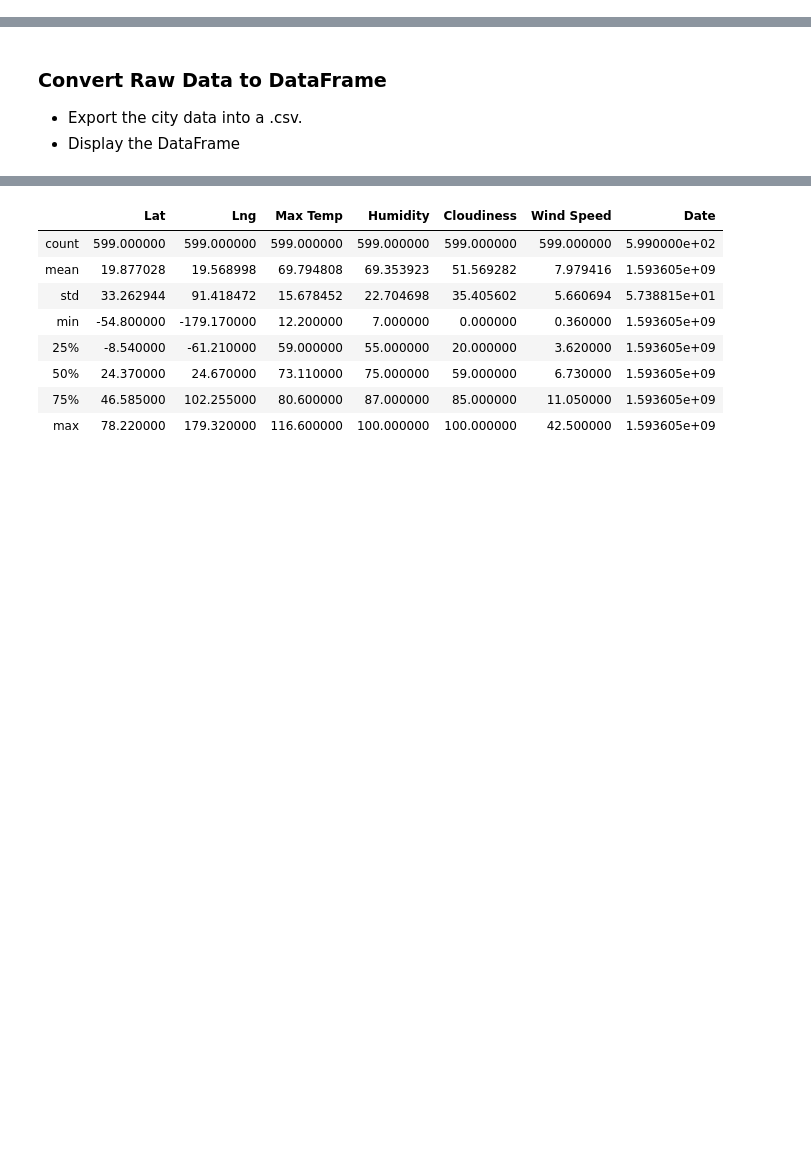
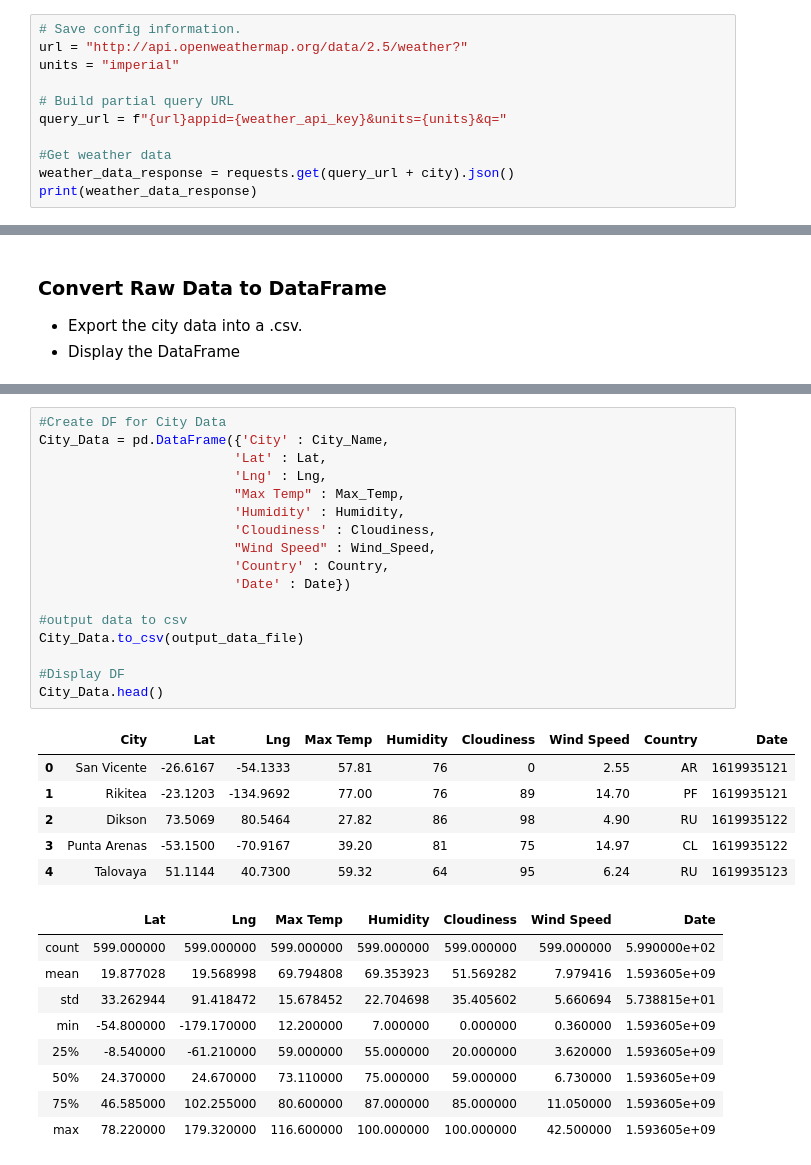
Before and after one commit to rls1316/python-api-challenge, a Jupyter notebook: WeatherPy/WeatherPy.ipynb, the cells around one changed output, grey strips where cells are left out. Saved outputs shown, nothing was run; the diff lists cells and outputs as text; blank space fills up the shorter version.

Commit message:
checkpoint on Weather.py

```diff
--- a/WeatherPy/WeatherPy.ipynb
+++ b/WeatherPy/WeatherPy.ipynb
@@ -76,0 +56,11 @@ Data Retrieval Complete
+# %%
+# Save config information.
+url = "http://api.openweathermap.org/data/2.5/weather?"
+units = "imperial"
+
+# Build partial query URL
+query_url = f"{url}appid={weather_api_key}&units={units}&q="
+
+#Get weather data
+weather_data_response = requests.get(query_url + city).json()
+print(weather_data_response)
@@ -89,3 +132,27 @@ Data Retrieval Complete
+# %%
+#Create DF for City Data
+City_Data = pd.DataFrame({'City' : City_Name,
+                         'Lat' : Lat,
+                         'Lng' : Lng,
+                         "Max Temp" : Max_Temp,
+                         'Humidity' : Humidity,
+                         'Cloudiness' : Cloudiness,
+                         "Wind Speed" : Wind_Speed,
+                         'Country' : Country,
+                         'Date' : Date})
+
+#output data to csv
+City_Data.to_csv(output_data_file)
+
+#Display DF
+City_Data.head()
+# %% [output]
+|  | City | Lat | Lng | Max Temp | Humidity | Cloudiness | Wind Speed | Country | Date |
+| 0 | San Vicente | -26.6167 | -54.1333 | 57.81 | 76 | 0 | 2.55 | AR | 1619935121 |
+| 1 | Rikitea | -23.1203 | -134.9692 | 77.00 | 76 | 89 | 14.70 | PF | 1619935121 |
+| 2 | Dikson | 73.5069 | 80.5464 | 27.82 | 86 | 98 | 4.90 | RU | 1619935122 |
+| 3 | Punta Arenas | -53.1500 | -70.9167 | 39.20 | 81 | 75 | 14.97 | CL | 1619935122 |
+| 4 | Talovaya | 51.1144 | 40.7300 | 59.32 | 64 | 95 | 6.24 | RU | 1619935123 |
 # %%
 # %% [output]
 |  | Lat | Lng | Max Temp | Humidity | Cloudiness | Wind Speed | Date |
```
Also changed, not shown: parts of 7 cells of this notebook, 1 other file.
